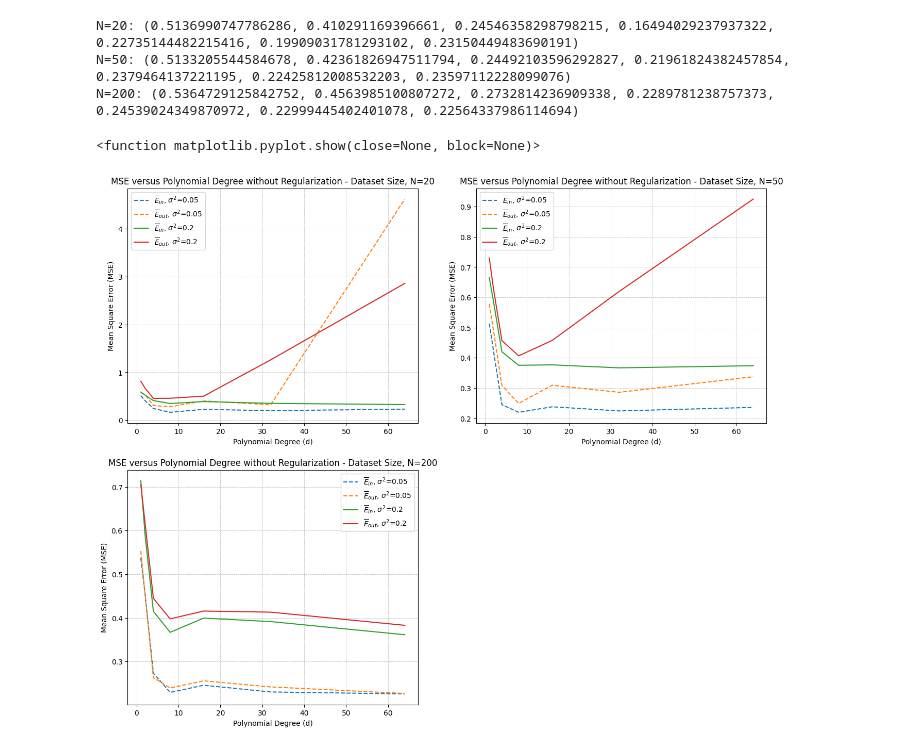
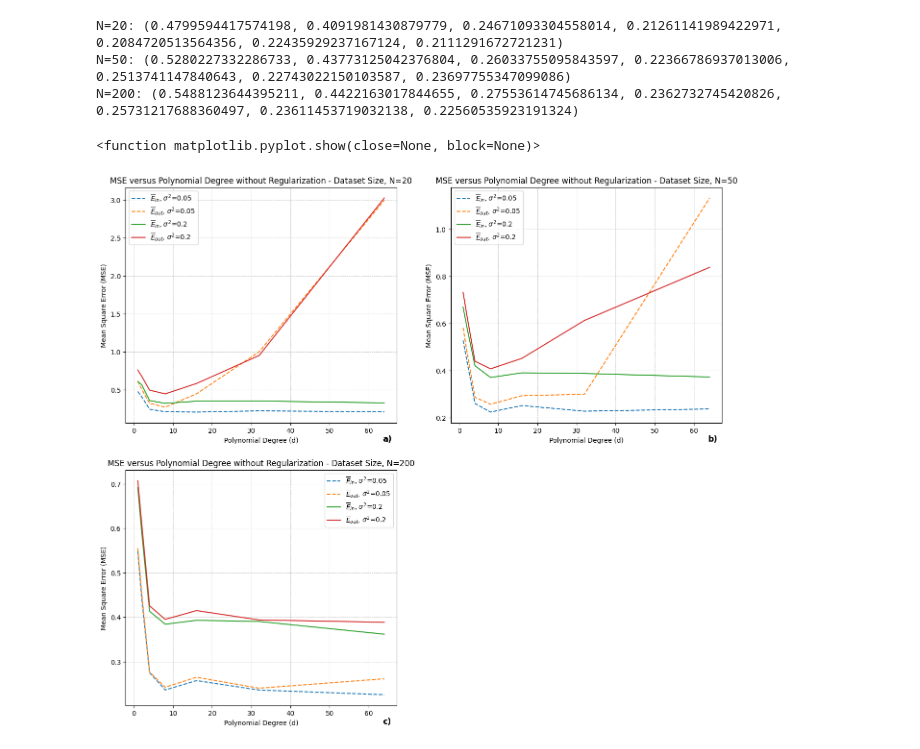
Before and after one commit to nathanbowness/CSI5340Assignments, a Jupyter notebook: Assignment1/Assignment1_Code.ipynb, the cells around one changed output. Cells and saved outputs as stored; diff of their text form; code cells hidden in the pictures.

Commit message:
Tidy up the graphs, get them ready or close for submission

```diff
--- a/Assignment1/Assignment1_Code.ipynb
+++ b/Assignment1/Assignment1_Code.ipynb
@@ -91,7 +91,7 @@ def experiment(N, d, variance, is_reg):
     """
     Ein_array = []
     Eout_array = []
-    M = 10
+    M = 50
 
     for i in range(M):
         training_dataset = getData(N, variance)
@@ -141,41 +133,45 @@ out_sub = r'$_{out}$'
 # Plot graphs for fixed values of N without regularization
 # Reminder: Output tuples have format - (N, d, Ein_bar, Eout_bar)
 N_array_mapping = [20, 50, 200]
+# Add labels to the subplots
+labels = ['a)', 'b)', 'c)', 'd)']  # You can customize the labels as needed
+
 current_subplot = 1
-plt.figure(figsize=(16, 13))
+plt.figure(figsize=(16, 14))
 for N_value in N_array_mapping:
     # Filter the list of result tuples to only return was the first element of the tuple, N, equals the chosed N value
     results_N_10_zeropoint5 = list(filter(lambda output_tuple: output_tuple[0] == N_value, output_variance_zeropoint5))
     results_N_10_point2 = list(filter(lambda output_tuple: output_tuple[0] == N_value, output_variance_point2))
 
     d_array = list(zip(*results_N_10_zeropoint5))[1]
     E_in_zeropoint5 = list(zip(*results_N_10_zeropoint5))[2]
     E_out_zeropoint5 = list(zip(*results_N_10_zeropoint5))[3]
     E_in_point2 = list(zip(*results_N_10_point2))[2]
     E_out_point2 = list(zip(*results_N_10_point2))[3]
 
     print(f"N={N_value}:", E_in_zeropoint5)
 
     # Add this subplot to the figure of all graphs
-    plt.subplot(2,2,current_subplot)
+    axs = plt.subplot(2,2,current_subplot)
     plt.plot(d_array, E_in_zeropoint5, label=f"{e_hat}{in_sub}, $\sigma^2$=0.05",linestyle='--')
     plt.plot(d_array, E_out_zeropoint5, label=f"{e_hat}{out_sub}, $\sigma^2$=0.05", linestyle='--')
     plt.plot(d_array, E_in_point2, label=f"{e_hat}{in_sub}, $\sigma^2$=0.2")
     plt.plot(d_array, E_out_point2, label=f"{e_hat}{out_sub}, $\sigma^2$=0.2")
     plt.xlabel("Polynomial Degree (d)")
     plt.ylabel("Mean Square Error (MSE)")
     plt.title(f"MSE versus Polynomial Degree without Regularization - Dataset Size, N={N_value}")
     plt.legend(fontsize=10)
     plt.grid(linewidth=0.5, linestyle='--')
+    axs.text(0.95, -0.05, labels[current_subplot-1], transform=axs.transAxes, fontsize=12, weight='bold', va='top')
     current_subplot += 1
 
 plt.show
 # %% [output]
-N=20: (0.5136990747786286, 0.410291169396661, 0.24546358298798215, 0.16494029237937322, 0.22735144482215416, 0.19909031781293102, 0.23150449483690191)
-N=50: (0.5133205544584678, 0.42361826947511794, 0.24492103596292827, 0.21961824382457854, 0.2379464137221195, 0.22425812008532203, 0.23597112228099076)
-N=200: (0.5364729125842752, 0.4563985100807272, 0.2732814236909338, 0.2289781238757373, 0.24539024349870972, 0.22999445402401078, 0.22564337986114694)
+N=20: (0.4799594417574198, 0.4091981430879779, 0.24671093304558014, 0.21261141989422971, 0.2084720513564356, 0.22435929237167124, 0.2111291672721231)
+N=50: (0.5280227332286733, 0.43773125042376804, 0.26033755095843597, 0.22366786937013006, 0.2513741147840643, 0.22743022150103587, 0.23697755347099086)
+N=200: (0.5488123644395211, 0.4422163017844655, 0.27553614745686134, 0.2362732745420826, 0.25731217688360497, 0.23611453719032138, 0.22560535923191324)
 <function matplotlib.pyplot.show(close=None, block=None)>
-[figure, old version]
+[figure, new version]
 # %%
 # Plot graphs for fixed values of d without regularization
 # Reminder: Output tuples have format - (N, d, Ein_bar, Eout_bar)
```
Also changed, not shown: parts of 4 cells of this notebook.
